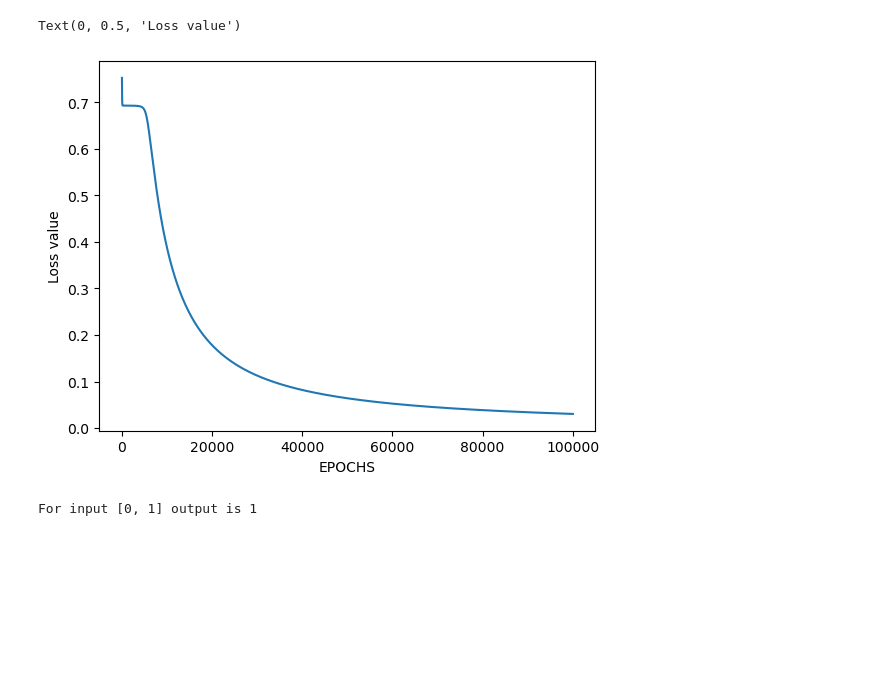
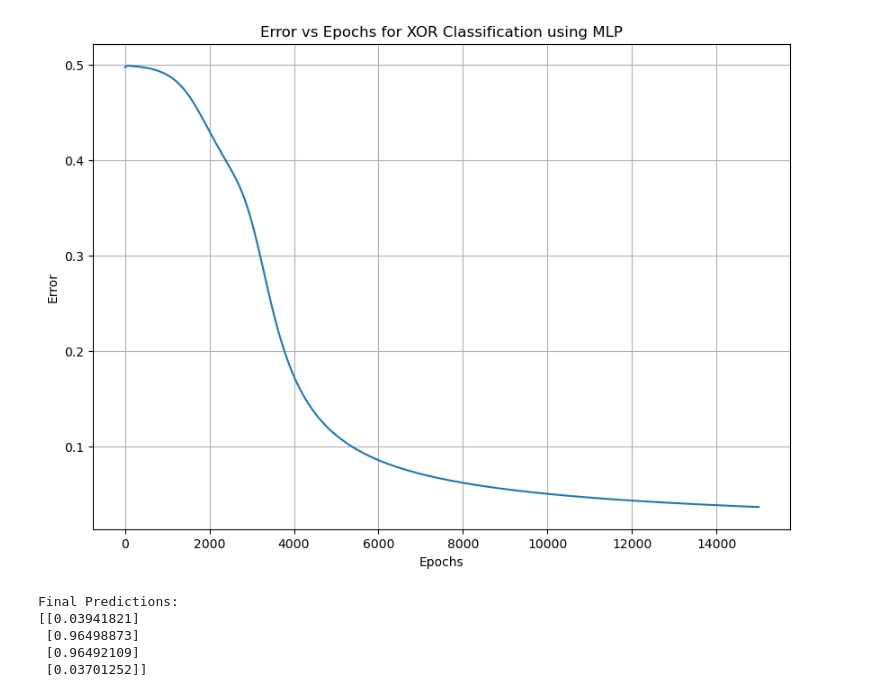
Before and after one commit to codeXpawan/college-lab, a Jupyter notebook: AI/XOR_gate.ipynb, the cells around one changed output. Cells and saved outputs as stored; diff of their text form; code cells hidden in the pictures; blank space fills up the shorter version.

```diff
--- a/AI/XOR_gate.ipynb
+++ b/AI/XOR_gate.ipynb
@@ -38,19 +15,0 @@ def back_prop(m,w1,w2,z1,a1,z2,a2,y):
-# %%
-lr = 0.1
-losses = []
-iterations = 100000
-for i in range(iterations):
-    z1,a1,z2,a2 = forward_prop(w1,w2,x)
-    loss = -(1/4)*np.sum(y*np.log(a2)+(1-y)*np.log(1-a2))
-    losses.append(loss)
-    da2,dw2,dz1,dw1 = back_prop(4,w1,w2,z1,a1,z2,a2,y)
-    w2 = w2-lr*dw2
-    w1 = w1-lr*dw1
-
-# We plot losses to see how our network is doing
-plt.plot(losses)
-plt.xlabel("EPOCHS")
-plt.ylabel("Loss value")
-# %% [output]
-Text(0, 0.5, 'Loss value')
-[figure, removed]
@@ -65,7 +15,0 @@ def predict(w1,w2,input):
-# %%
-
-
-test = np.array([[0],[1]])
-predict(w1,w2,test)
-# %% [output]
-For input [0, 1] output is 1
@@ -71,0 +30,50 @@ For input [0, 1] output is 1
+# %%
+# Learning rate
+lr = 0.1
+
+# Training the MLP
+error_list = []  # To store the error at each iteration
+epochs = 15000
+for epoch in range(epochs):
+    # Forward Propagation
+    hidden_layer_input = np.dot(inputs, hidden_weights) + hidden_bias
+    hidden_layer_activation = sigmoid(hidden_layer_input)
+
+    output_layer_input = np.dot(hidden_layer_activation, output_weights) + output_bias
+    predicted_output = sigmoid(output_layer_input)
+
+    # Backpropagation
+    error = outputs - predicted_output
+    d_predicted_output = error * sigmoid_derivative(predicted_output)
+
+    error_hidden_layer = d_predicted_output.dot(output_weights.T)
+    d_hidden_layer = error_hidden_layer * sigmoid_derivative(hidden_layer_activation)
+
+    # Updating Weights and Biases
+    output_weights += hidden_layer_activation.T.dot(d_predicted_output) * lr
+    output_bias += np.sum(d_predicted_output, axis=0, keepdims=True) * lr
+    hidden_weights += inputs.T.dot(d_hidden_layer) * lr
+    hidden_bias += np.sum(d_hidden_layer, axis=0, keepdims=True) * lr
+
+    # Store the error at each iteration
+    error_list.append(np.mean(np.abs(error)))
+# %%
+# Plot the error over epochs
+plt.figure(figsize=(10, 7))
+plt.plot(error_list)
+plt.xlabel('Epochs')
+plt.ylabel('Error')
+plt.title('Error vs Epochs for XOR Classification using MLP')
+plt.grid(True)
+plt.show()
+
+# Output final predictions
+print("Final Predictions:")
+print(predicted_output)
+# %% [output]
+[figure, added]
+Final Predictions:
+[[0.03941821]
+ [0.96498873]
+ [0.96492109]
+ [0.03701252]]
```
Also changed, not shown: parts of 8 cells of this notebook.
